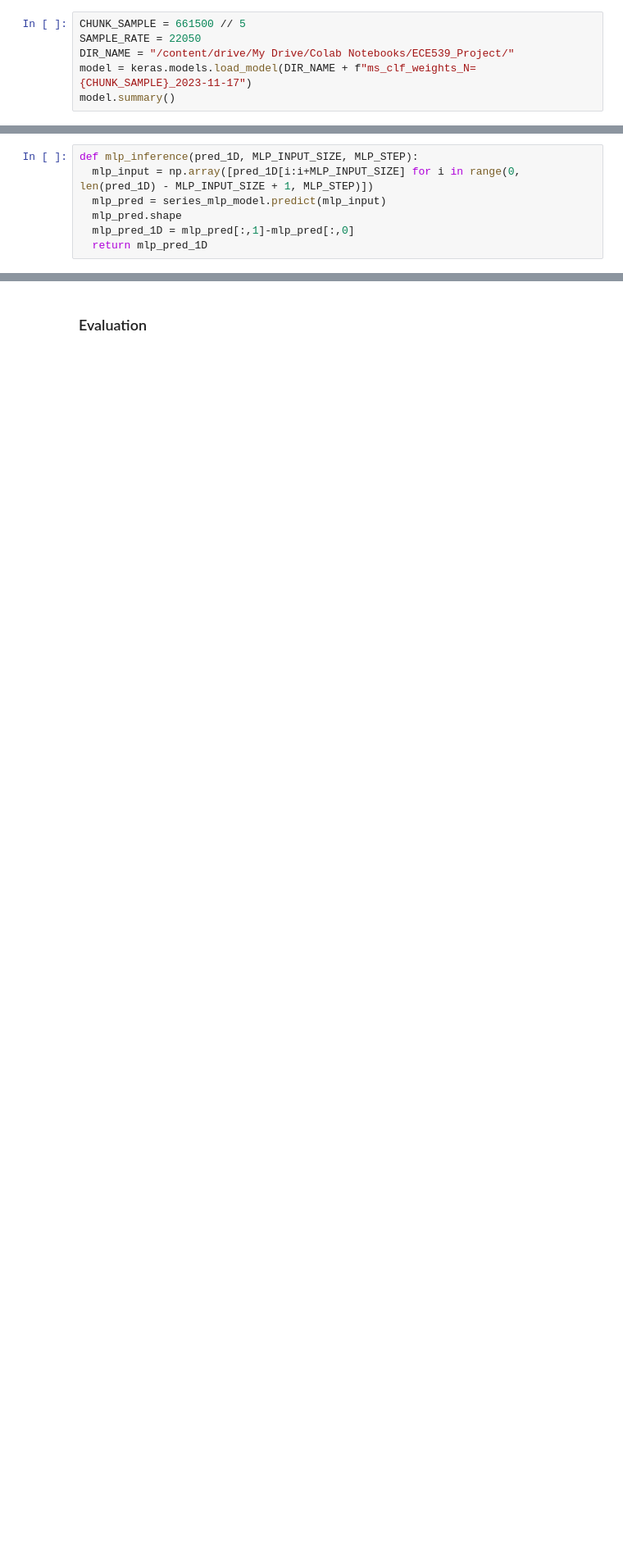
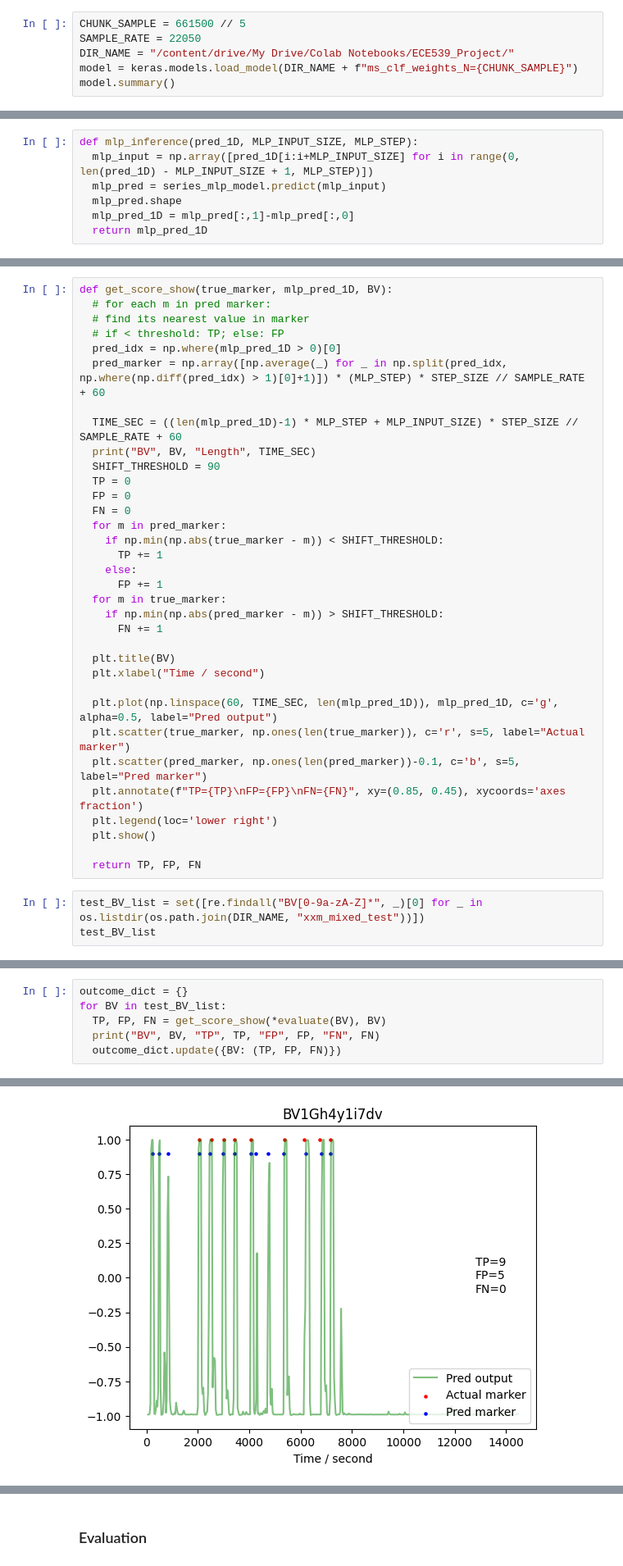
Before and after one commit to EricEricEricJin/ECE539-Group-Project, a Jupyter notebook: slicer.ipynb, the cells around one changed output, grey strips where cells are left out. Shown: that part at 82% size. Cells and saved outputs as stored; diff of their text form; blank space fills up the shorter version.

```diff
--- a/slicer.ipynb
+++ b/slicer.ipynb
@@ -17,7 +18,7 @@ Mounted at /content/drive
 CHUNK_SAMPLE = 661500 // 5
 SAMPLE_RATE = 22050
 DIR_NAME = "/content/drive/My Drive/Colab Notebooks/ECE539_Project/"
-model = keras.models.load_model(DIR_NAME + f"ms_clf_weights_N={CHUNK_SAMPLE}_2023-11-17")
+model = keras.models.load_model(DIR_NAME + f"ms_clf_weights_N={CHUNK_SAMPLE}")
 model.summary()
 # %% [output]
 Model: "sequential"
@@ -150,0 +111,37 @@ evaluate_show("BV1Gh4y1i7dv")
+# %%
+def get_score_show(true_marker, mlp_pred_1D, BV):
+  # for each m in pred marker:
+  # find its nearest value in marker
+  # if < threshold: TP; else: FP
+  pred_idx = np.where(mlp_pred_1D > 0)[0]
+  pred_marker = np.array([np.average(_) for _ in np.split(pred_idx, np.where(np.diff(pred_idx) > 1)[0]+1)]) * (MLP_STEP) * STEP_SIZE // SAMPLE_RATE + 60
+
+  TIME_SEC = ((len(mlp_pred_1D)-1) * MLP_STEP + MLP_INPUT_SIZE) * STEP_SIZE // SAMPLE_RATE + 60
+  print("BV", BV, "Length", TIME_SEC)
+  SHIFT_THRESHOLD = 90
+  TP = 0
+  FP = 0
+  FN = 0
+  for m in pred_marker:
+    if np.min(np.abs(true_marker - m)) < SHIFT_THRESHOLD:
+      TP += 1
+    else:
+      FP += 1
+  for m in true_marker:
+    if np.min(np.abs(pred_marker - m)) > SHIFT_THRESHOLD:
+      FN += 1
+
+  plt.title(BV)
+  plt.xlabel("Time / second")
+
+  plt.plot(np.linspace(60, TIME_SEC, len(mlp_pred_1D)), mlp_pred_1D, c='g', alpha=0.5, label="Pred output")
+  plt.scatter(true_marker, np.ones(len(true_marker)), c='r', s=5, label="Actual marker")
+  plt.scatter(pred_marker, np.ones(len(pred_marker))-0.1, c='b', s=5, label="Pred marker")
+  plt.annotate(f"TP={TP}\nFP={FP}\nFN={FN}", xy=(0.85, 0.45), xycoords='axes fraction')
+  plt.legend(loc='lower right')
+  plt.show()
+
+  return TP, FP, FN
+# %%
+test_BV_list = set([re.findall("BV[0-9a-zA-Z]*", _)[0] for _ in os.listdir(os.path.join(DIR_NAME, "xxm_mixed_test"))])
+test_BV_list
@@ -150,0 +157,7 @@ evaluate_show("BV1Gh4y1i7dv")
+# %%
+outcome_dict = {}
+for BV in test_BV_list:
+  TP, FP, FN = get_score_show(*evaluate(BV), BV)
+  print("BV", BV, "TP", TP, "FP", FP, "FN", FN)
+  outcome_dict.update({BV: (TP, FP, FN)})
+# %% [output]
@@ -150,0 +167 @@ evaluate_show("BV1Gh4y1i7dv")
+[figure, added]
```
Also changed, not shown: parts of 12 cells of this notebook.
